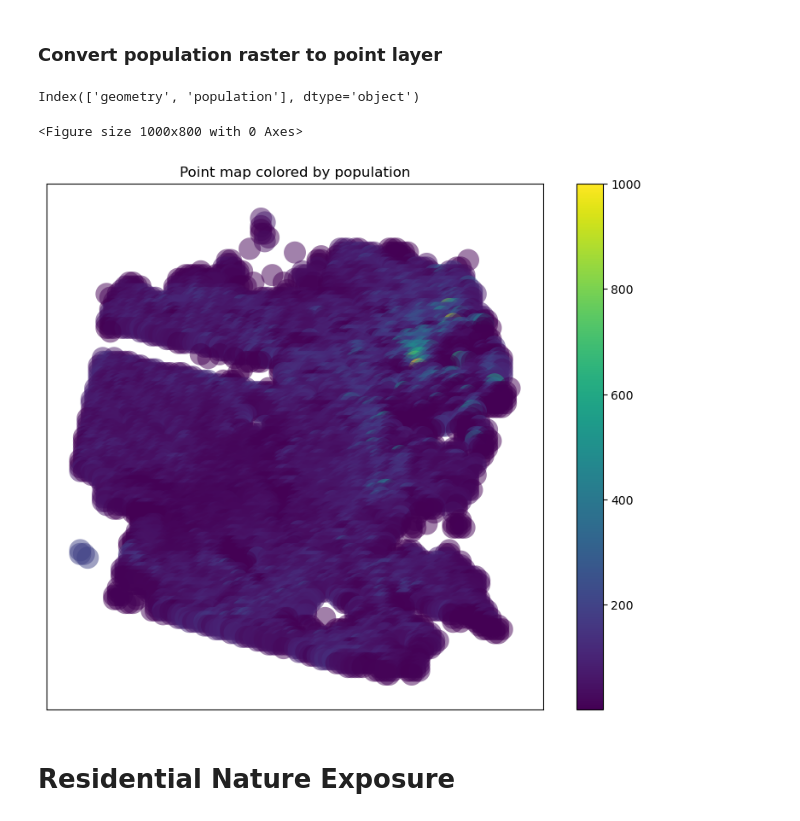
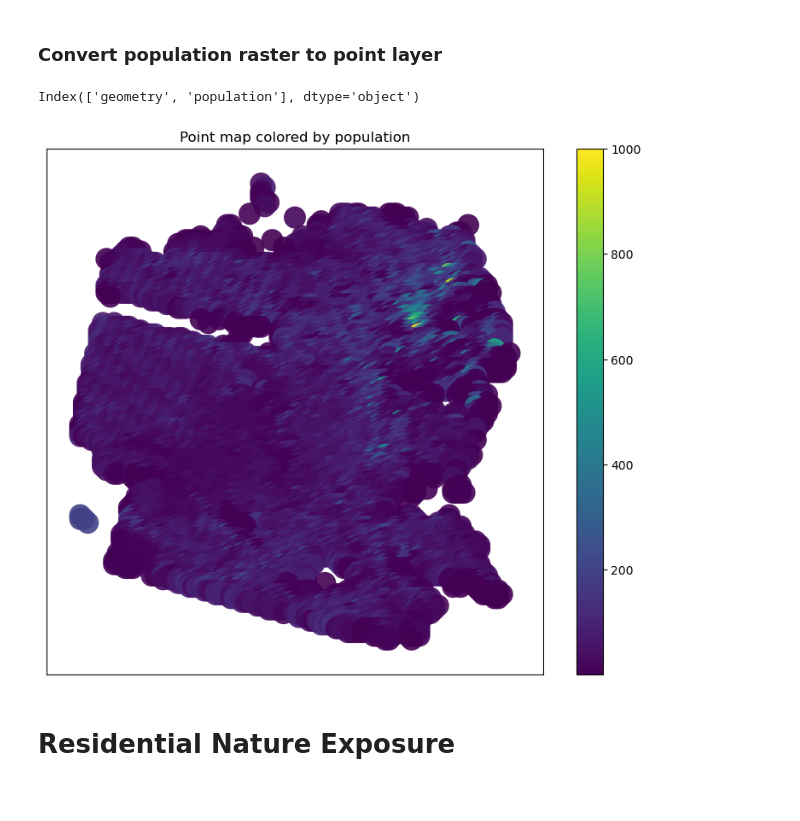
Before and after one commit to natcap/invest-mental-health, a Jupyter notebook: code/MH-model-01-residential.ipynb, the cells around one changed output. Drawn from its saved outputs; the diff is of its cells as text; code cells hidden in the pictures.

```diff
--- a/code/MH-model-01-residential.ipynb
+++ b/code/MH-model-01-residential.ipynb
@@ -468,37 +468,38 @@ point_data = {'geometry': points, 'population': population_values}
 gdf = gpd.GeoDataFrame(point_data, crs=crs)
 
 # Path to save the point shapefile
 output_shapefile_path = 'usa_ppp_2020_UNadj_constrained_SF_proj_setnull_pt_py.shp'
 # Save the GeoDataFrame to a shapefile
 gdf.to_file(output_shapefile_path, driver='ESRI Shapefile')
 
 
 
 
 # Create a 300m buffer around each point
 gdf_copy = gdf
 gdf_copy['geometry'] = gdf_copy['geometry'].buffer(300)
 output_shapefile_path = 'usa_ppp_2020_UNadj_constrained_SF_proj_setnull_pt_py_300m.shp'
 gdf_copy.to_file(output_shapefile_path, driver='ESRI Shapefile')
 
 
 
 
 
 ## Plot the points with colors based on the attribute values
 print(gdf.columns)
 value_column = 'population'
-plt.figure(figsize=(10, 8))
-gdf.plot(column=value_column, cmap='viridis', legend=True, markersize=0.001, alpha=0.5, figsize=(10, 8))
+
+fig, ax = plt.subplots(figsize=(10, 8))
+gdf.plot(column=value_column, cmap='viridis', legend=True, markersize=1, alpha=0.9, ax=ax)
+
 plt.title(f"Point map colored by {value_column}")
 # Show the plot
 plt.xticks([])
 plt.yticks([])
 plt.show()
 # %% [output]
 Index(['geometry', 'population'], dtype='object')
-<Figure size 1000x800 with 0 Axes>
-[figure, old version]
+[figure, new version]
 # %% [markdown]
 # Residential Nature Exposure
 # %% [markdown]
```
